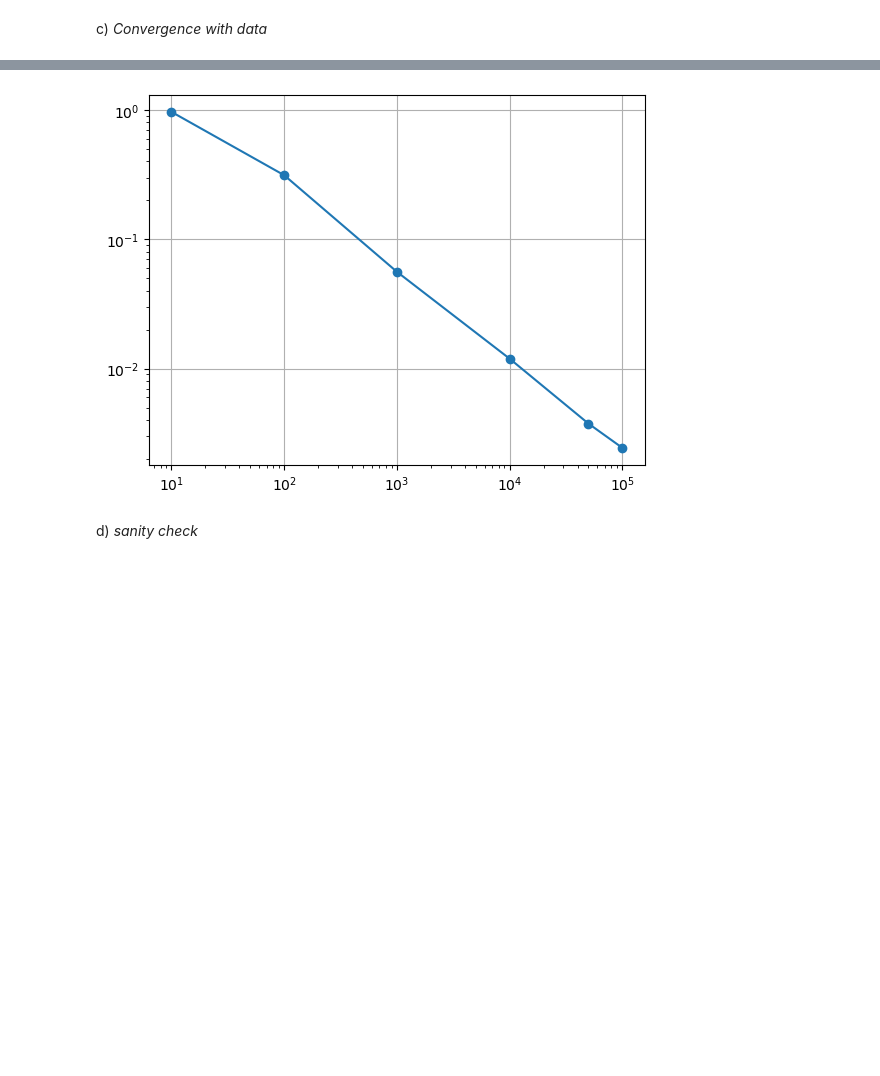
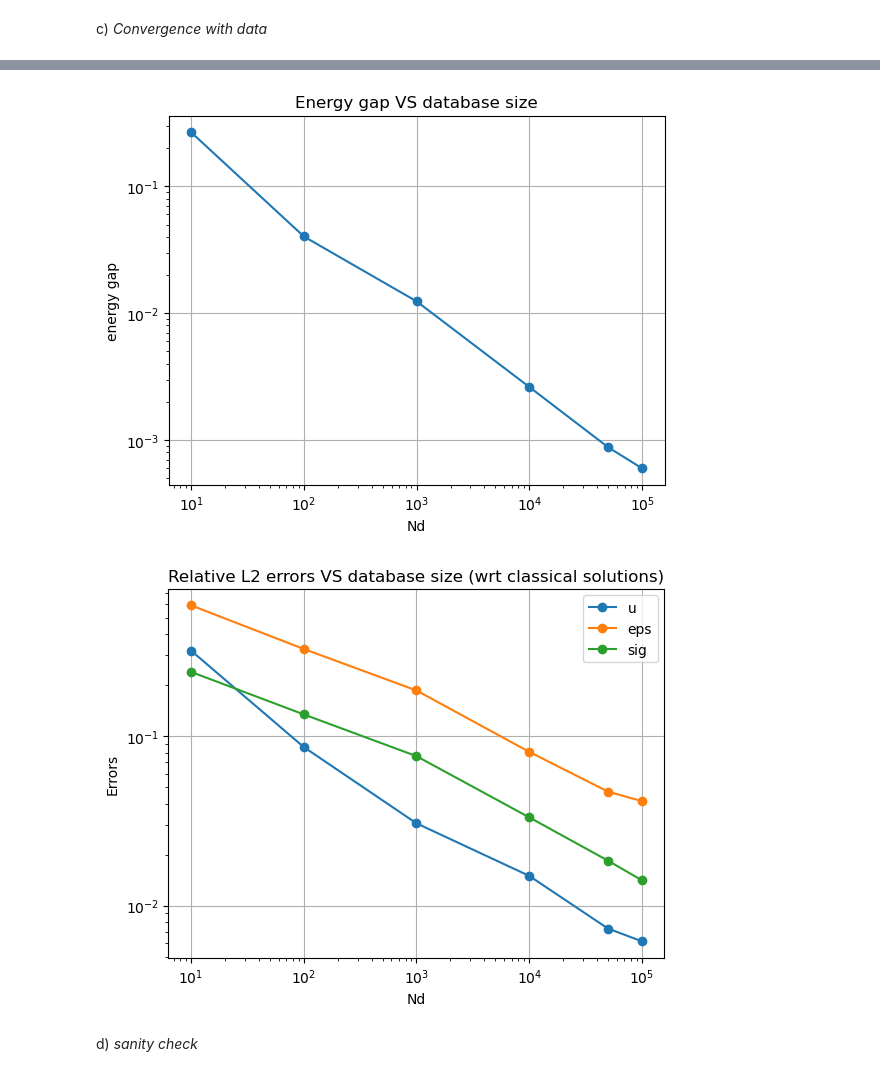
Before and after one commit to felipefr/ddfenics, a Jupyter notebook: tutorial/nonlinear/main_bar_nonlinear_dd.ipynb, the cells around one changed output, grey strips where cells are left out. Drawn from its saved outputs; the diff is of its cells as text; code cells hidden in the pictures; blank space fills up the shorter version.

Commit message:
small changes in the nonlinear case

```diff
--- a/tutorial/nonlinear/main_bar_nonlinear_dd.ipynb
+++ b/tutorial/nonlinear/main_bar_nonlinear_dd.ipynb
@@ -57,8 +57,8 @@ shuffling
 # %% [markdown]
 2) **Mesh** (Unchanged)
 # %%
-Nx =  100 # x10
-Ny =  30 # x10
+Nx =  50 # x10
+Ny =  10 # x10
 Lx = 2.0
 Ly = 0.5
 mesh = df.RectangleMesh(df.Point(0.0,0.0) , df.Point(Lx,Ly), Nx, Ny, 'left/right');
@@ -141,8 +141,8 @@ problem = DDProblem(a, b, sol, [bcL], metric = DDMetric(ddmat.C, V = Sh0, dx = d
 start = timer()
 #replaces df.LinearVariationalSolver(problem)
 solver = DDSolver(problem, opInit = 'random', seed = 1)
-tol = 1e-7
-hist = solver.solve(tol = tol, maxit = 100);
+tol_ddcm = 1e-7
+hist = solver.solve(tol = tol_ddcm, maxit = 100);
 
 end = timer()
 
@@ -201,33 +201,66 @@ No artists with labels found to put in legend.  Note that artists whose label st
 # %% [markdown]
 c) *Convergence with data*
 # %%
+relative_norm = lambda x1, x0: np.sqrt(df.assemble( df.inner(x1 - x0, x1 - x0)*dx ) )/np.sqrt(df.assemble( df.inner(x0, x0)*dx ) )
+
 Nd_list = [10,100, 1000, 10000, 50000, 100000]
 hist_list = []
-np.random.seed(2)
+error_u = []
+error_eps = []
+error_sig = []
+
+sol_ref_file =  df.XDMFFile("bar_nonlinear_sol.xdmf")
+sol_ref = {"state" : [DDFunction(Sh0), DDFunction(Sh0)], "u" : df.Function(Uh)}
+sol_ref_file.read_checkpoint(sol_ref["u"],"u")
+sol_ref_file.read_checkpoint(sol_ref["state"][0],"eps")
+sol_ref_file.read_checkpoint(sol_ref["state"][1],"sig")
+
+np.random.seed(1)
+
+
 for Nd_i in Nd_list:
     indexes = np.arange(0,Nd).astype('int')
     np.random.shuffle(indexes)
     DD_i = DD[indexes[:Nd_i], : , : ]
     ddmat_i = DDMaterial(DD_i)
 
-    a_i = DDBilinear(ddmat_i, dx, u, v) # replaces df.inner(sig(u) , df.grad(v))*dx
+    a_i = DDBilinear(ddmat_i, dx, u, v)
 
     sol_i = {"state_mech" : [DDFunction(Sh0), DDFunction(Sh0)], # mechanical states (eps, sig)
            "state_db": [DDFunction(Sh0), DDFunction(Sh0)],  # database states (eps, sig)
            "u" : df.Function(Uh)} # displacemens
 
-    # replaces df.LinearVariationalProblem(a, b, uh, bcs = [bcL])
     problem_i = DDProblem(a_i, b, sol_i, [bcL], metric = DDMetric(ddmat_i.C, V = Sh0, dx = dx))
-    solver_i = DDSolver(problem_i, opInit = 'zero', seed = 1)
-    solver_i.solve(tol = tol, maxit = 100)
+    solver_i = DDSolver(problem_i, opInit = 'random', seed = 1)
+    solver_i.solve(tol = tol_ddcm, maxit = 100)
 
     hist_list.append(copy.deepcopy(solver_i.hist))
 
+    error_u.append(relative_norm(sol_i["u"], sol_ref["u"]))
+    error_eps.append(relative_norm(sol_i["state_mech"][0], sol_ref["state"][0]))
+    error_sig.append(relative_norm(sol_i["state_mech"][1], sol_ref["state"][1]))
+
+
 
 plt.figure(5)
+plt.title('Energy gap VS database size')
 plt.plot(Nd_list, [hist_list[i]['relative_energy'][-1] for i in range(len(Nd_list))], '-o')
 plt.xscale('log')
 plt.yscale('log')
+plt.xlabel('Nd')
+plt.ylabel('energy gap')
 plt.grid()
+
+plt.figure(6)
+plt.title('Relative L2 errors VS database size (wrt classical solutions)')
+plt.plot(Nd_list, error_u, '-o', label = 'u')
+plt.plot(Nd_list, error_eps, '-o', label = 'eps')
+plt.plot(Nd_list, error_sig, '-o', label = 'sig')
+plt.xscale('log')
+plt.yscale('log')
+plt.xlabel('Nd')
+plt.ylabel('Errors')
+plt.legend(loc = 'best')
+plt.grid()
 # %% [output]
 shuffling
@@ -250,4 +283,5 @@ shuffling
-[figure, old version]
+[figure, new version]
+[figure, added]
 # %% [markdown]
 d) *sanity check*
 # %%
```
Also changed, not shown: parts of 7 cells of this notebook, 6 other files.
